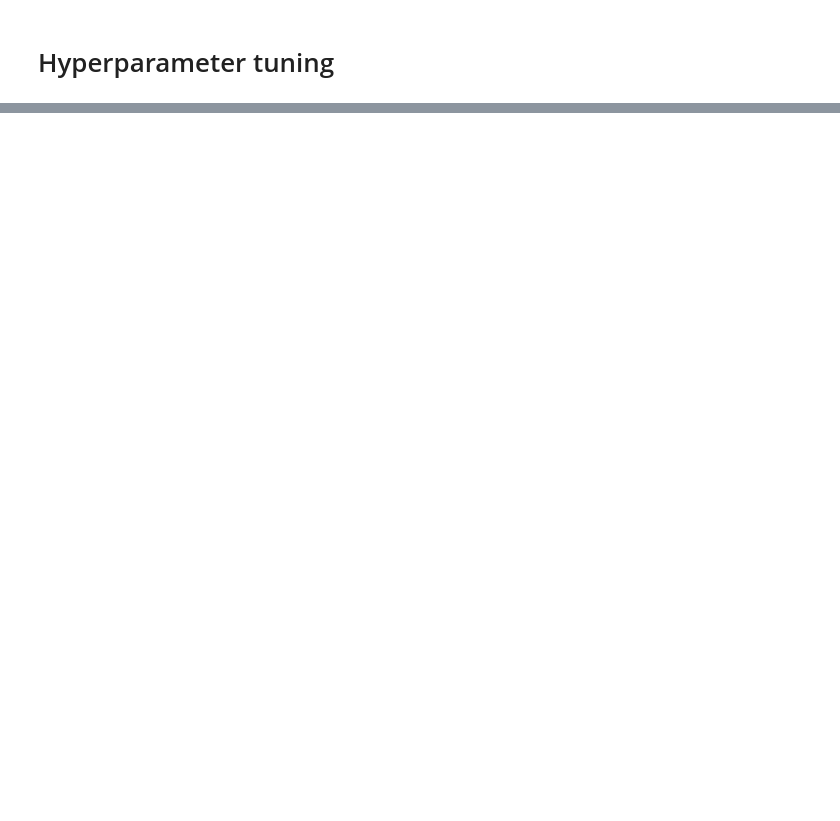
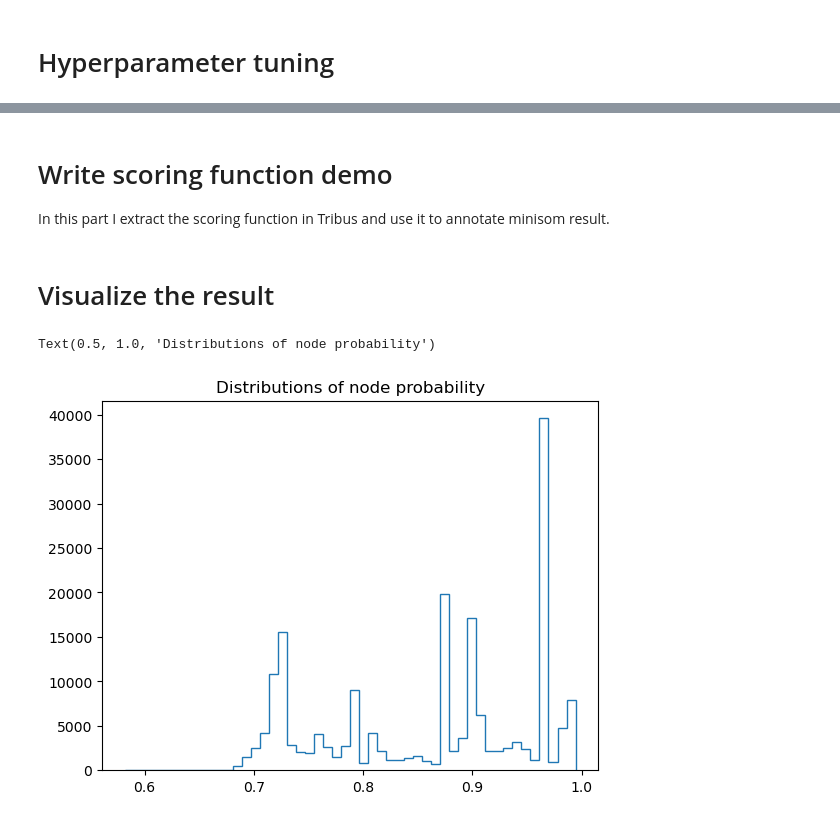
Before and after one commit to farkkilab/tribus, a Jupyter notebook: minisom_clustering.ipynb, the cells around one changed output, grey strips where cells are left out. Cells and saved outputs as stored; diff of their text form; code cells hidden in the pictures; blank space fills up the shorter version.

Commit message:
update minisom demo

```diff
--- a/minisom_clustering.ipynb
+++ b/minisom_clustering.ipynb
@@ -248,0 +478,4 @@ print(completeness_score(labels_true_2, cluster_index))
+# %% [markdown]
+# Write scoring function demo
+
+In this part I extract the scoring function in Tribus and use it to annotate minisom result.
@@ -248,0 +568,33 @@ print(completeness_score(labels_true_2, cluster_index))
+# %%
+level = "Global"
+labeled = sample_data[logic[level].index.values].copy()
+labeled['label'] = cluster_index
+data_to_score = labeled.groupby('label').median()
+
+MAX_PERCENTILE = 99
+scores_pd = score_nodes(data_to_score, logic, "Global")
+# %%
+# assign highest scored label
+undefined_threshold=0.001
+other_threshold=0.4
+
+scores_labels = pd.DataFrame()
+scores_labels['cell_label'] = scores_pd.apply(lambda x: get_cell_type(x, level, undefined_threshold, other_threshold), axis=1)
+scores_labels['probability'] = scores_pd.apply(get_probabilities, axis=1)
+labels_list = scores_labels.loc[labeled['label']].cell_label # according to the cluster labels, assign the most probable cell-type to each cell
+prob_list = scores_labels.loc[labeled['label']].probability
+labels_df = pd.DataFrame(labels_list)
+labels_df = labels_df.set_index(labeled.index)
+prob_df = pd.DataFrame(prob_list)
+prob_df = prob_df.set_index(labeled.index)
+labels_df = labels_df.rename(columns={'cell_label': level})
+prob_df = prob_df.rename(columns={'probability': level})
+# %% [markdown]
+# Visualize the result
+# %%
+hist, edges = np.histogram(prob_df, bins=50)
+plt.stairs(hist, edges)
+plt.title("Distributions of node probability")
+# %% [output]
+Text(0.5, 1.0, 'Distributions of node probability')
+[figure, added]
```
Also changed, not shown: parts of 17 cells of this notebook, 1 other file.
